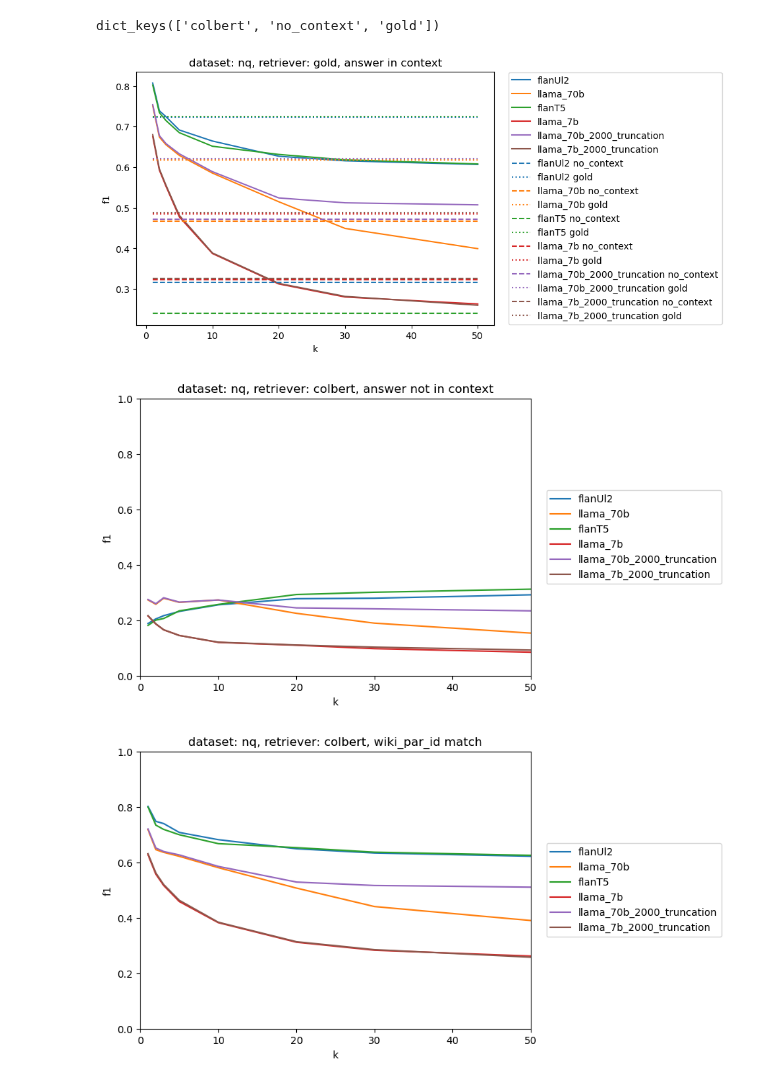
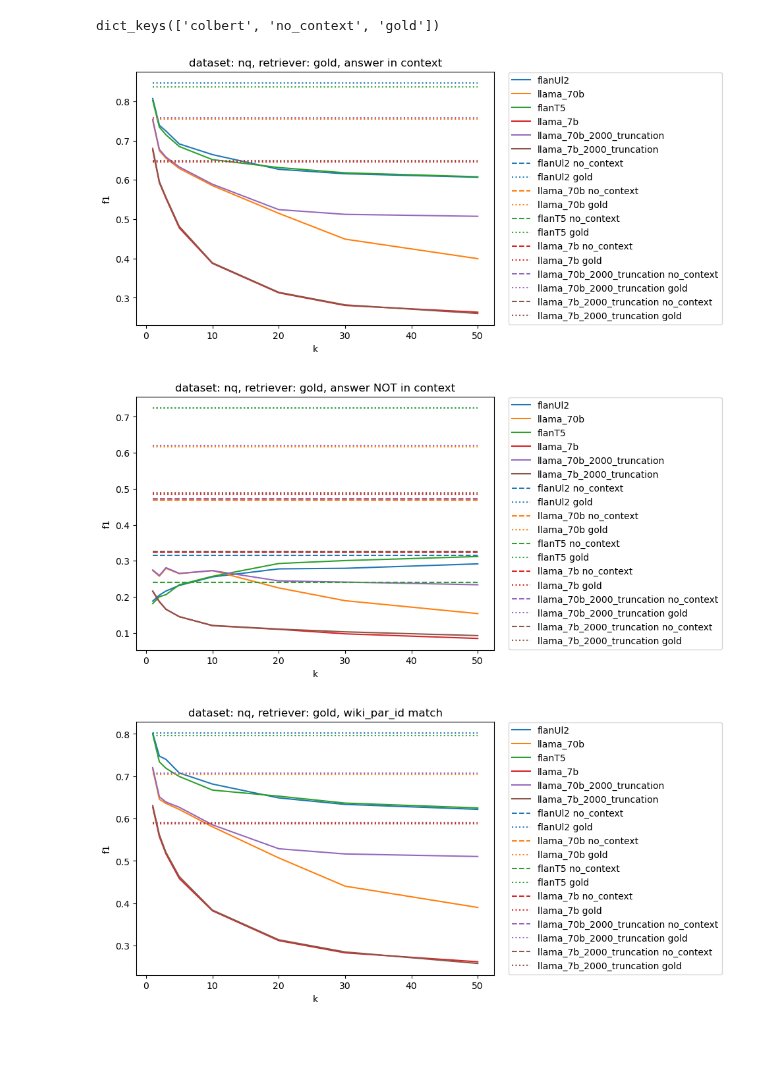
Before and after one commit to neulab/ragged, a Jupyter notebook: zeno/slice_plots.ipynb, the cells around one changed output. Cells and saved outputs as stored; diff of their text form; code cells hidden in the pictures; blank space fills up the shorter version.

Commit message:
add no context and gold

```diff
--- a/zeno/slice_plots.ipynb
+++ b/zeno/slice_plots.ipynb
@@ -267,7 +267,7 @@ for r, reader_model in enumerate(reader_models):
     # reader_perf_by = []
     for i, retriever in enumerate(['no_context', 'gold']):
         k_df =output_dfs[reader_model][retriever]
-        answer_in_context_df = k_df.loc[k_df['answer_in_context'] == False] # CAN CHANGE SLICE CONDITION HERE
+        answer_in_context_df = k_df.loc[k_df['answer_in_context'] == True] # CAN CHANGE SLICE CONDITION HERE
         reader_perf = np.mean(answer_in_context_df['f1'].values) # CAN CHANGE READER METRIC HERE
 
         plt.hlines(y = reader_perf, xmin = 1, xmax = 50, label = f'{reader_model} {retriever}', color = colors[r%len(reader_models)], linestyle = linestyles[i+1])
@@ -281,29 +281,39 @@ plt.ylabel('f1')
 plt.legend(bbox_to_anchor=(1.04,0.5), loc="center left", borderaxespad=0)
 plt.show()
 # %% [output]
-[figure, old version]
+[figure, new version]
 # %%
 linestyles = ['-', '--', ':']
 retriever = 'colbert'
 ks = [1, 2, 3, 5, 10 , 20 , 30 , 50]
 plt.figure(figsize=(7, 5))
 for reader_model in reader_models:
     reader_perf_by_k = []
     for i, top_k in enumerate(top_ks[1:]):
         k_df =output_dfs[reader_model][retriever][top_k]
         answer_in_context_df = k_df.loc[k_df['answer_in_context'] == False] # CAN CHANGE SLICE CONDITION HERE
         reader_perf_by_k.append(np.mean(answer_in_context_df['f1'].values)) # CAN CHANGE READER METRIC HERE
     plt.plot([1, 2, 3, 5, 10 , 20 , 30 , 50], reader_perf_by_k, label = reader_model, linestyle = linestyles[0])
-plt.title(f'dataset: {dataset}, retriever: {retriever}, answer not in context')
+
+for r, reader_model in enumerate(reader_models):
+    # reader_perf_by = []
+    for i, retriever in enumerate(['no_context', 'gold']):
+        k_df =output_dfs[reader_model][retriever]
+        answer_in_context_df = k_df.loc[k_df['answer_in_context'] == False] # CAN CHANGE SLICE CONDITION HERE
+        reader_perf = np.mean(answer_in_context_df['f1'].values) # CAN CHANGE READER METRIC HERE
+
+        plt.hlines(y = reader_perf, xmin = 1, xmax = 50, label = f'{reader_model} {retriever}', color = colors[r%len(reader_models)], linestyle = linestyles[i+1])
+
+plt.title(f'dataset: {dataset}, retriever: {retriever}, answer NOT in context')
 
 plt.xlabel('k')
 plt.ylabel('f1')
-plt.ylim(top = 1.0, bottom = 0.0)
-plt.xlim(left = 0, right = 50)
+# plt.ylim(top = 1.0, bottom = 0.0)
+# plt.xlim(left = 0, right = 50)
 plt.legend(bbox_to_anchor=(1.04,0.5), loc="center left", borderaxespad=0)
 plt.show()
 # %% [output]
-[figure, old version]
+[figure, new version]
 # %%
 linestyles = ['-', '--', ':']
 retriever = 'colbert'
@@ -316,16 +326,27 @@ for reader_model in reader_models:
         answer_in_context_df = k_df.loc[k_df[f'any {docid_name}_{section_name}_id_match'] == True] # CAN CHANGE SLICE CONDITION HERE
         reader_perf_by_k.append(np.mean(answer_in_context_df['f1'].values)) # CAN CHANGE READER METRIC HERE
     plt.plot([1, 2, 3, 5, 10 , 20 , 30 , 50], reader_perf_by_k, label = reader_model, linestyle = linestyles[0])
+
+
+for r, reader_model in enumerate(reader_models):
+    # reader_perf_by = []
+    for i, retriever in enumerate(['no_context', 'gold']):
+        k_df =output_dfs[reader_model][retriever]
+        answer_in_context_df = k_df.loc[k_df[f'any {docid_name}_{section_name}_id_match'] == True] # CAN CHANGE SLICE CONDITION HERE
+        reader_perf = np.mean(answer_in_context_df['f1'].values) # CAN CHANGE READER METRIC HERE
+
+        plt.hlines(y = reader_perf, xmin = 1, xmax = 50, label = f'{reader_model} {retriever}', color = colors[r%len(reader_models)], linestyle = linestyles[i+1])
+
 plt.title(f'dataset: {dataset}, retriever: {retriever}, {docid_name}_{section_name}_id match')
 
 plt.xlabel('k')
 plt.ylabel('f1')
-plt.ylim(top = 1.0, bottom = 0.0)
-plt.xlim(left = 0, right = 50)
+# plt.ylim(top = 1.0, bottom = 0.0)
+# plt.xlim(left = 0, right = 50)
 plt.legend(bbox_to_anchor=(1.04,0.5), loc="center left", borderaxespad=0)
 plt.show()
 # %% [output]
-[figure, old version]
+[figure, new version]
 # %%
 linestyles = ['-', '--', ':']
 retriever = 'colbert'
```
Also changed, not shown: parts of 1 cell of this notebook.
